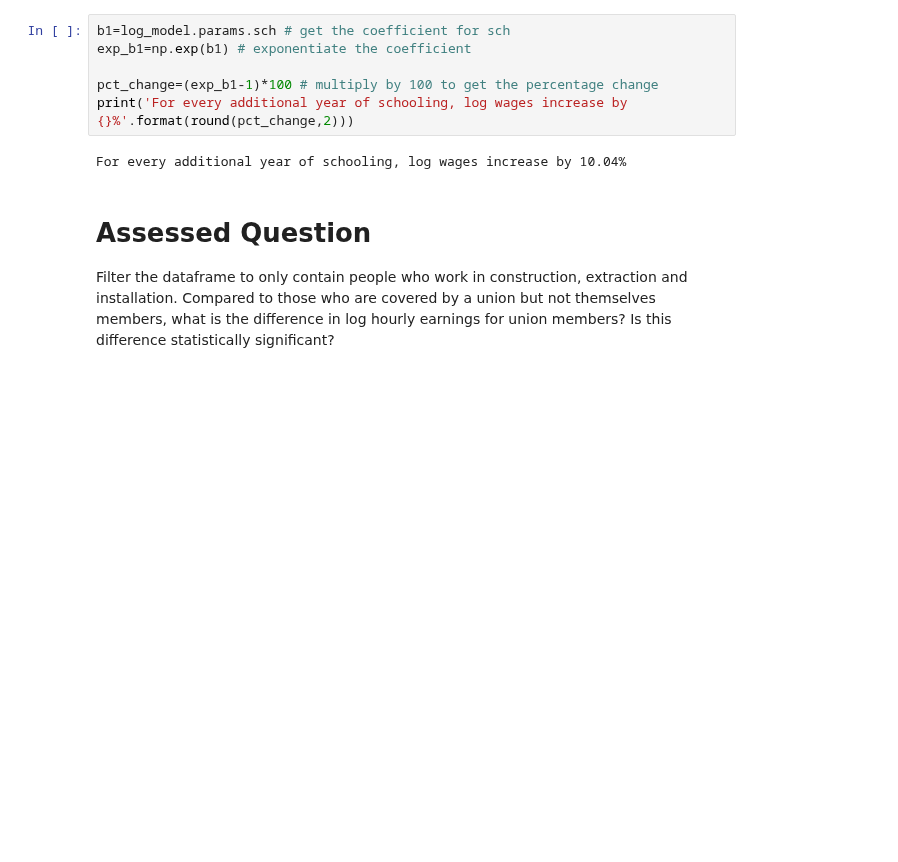
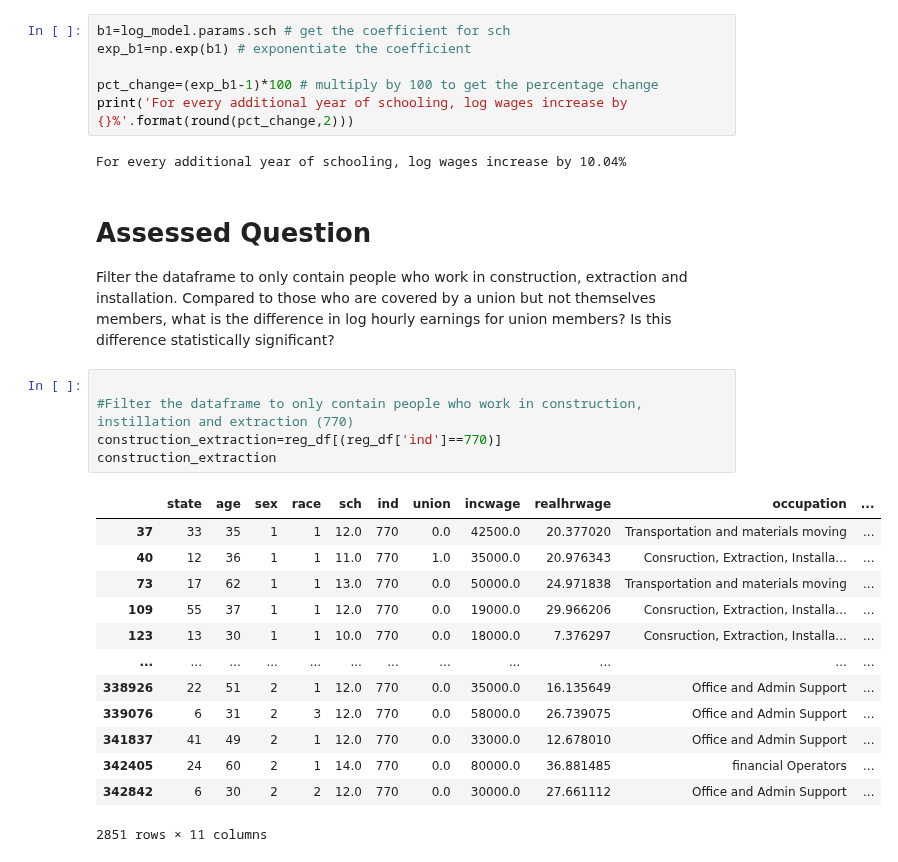
Before and after one commit to Zccarou/QM2, a Jupyter notebook: notebooks/W07. Linear Regression.ipynb, the cells around one changed output. Cells and saved outputs as stored; diff of their text form; blank space fills up the shorter version.

```diff
--- a/notebooks/W07. Linear Regression.ipynb
+++ b/notebooks/W07. Linear Regression.ipynb
@@ -776,3 +776,22 @@ For every additional year of schooling, log wages increase by 10.04%
 # Assessed Question
 
 Filter the dataframe to only contain people who work in construction, extraction and installation. Compared to those who are covered by a union but not themselves members, what is the difference in log hourly earnings for union members? Is this difference statistically significant?
+# %%
+
+#Filter the dataframe to only contain people who work in construction, instillation and extraction (770)
+construction_extraction=reg_df[(reg_df['ind']==770)]
+construction_extraction
+# %% [output]
+|  | state | age | sex | race | sch | ind | union | incwage | realhrwage | occupation | ... |
+| 37 | 33 | 35 | 1 | 1 | 12.0 | 770 | 0.0 | 42500.0 | 20.377020 | Transportation and materials moving | ... |
+| 40 | 12 | 36 | 1 | 1 | 11.0 | 770 | 1.0 | 35000.0 | 20.976343 | Consruction, Extraction, Installa... | ... |
+| 73 | 17 | 62 | 1 | 1 | 13.0 | 770 | 0.0 | 50000.0 | 24.971838 | Transportation and materials moving | ... |
+| 109 | 55 | 37 | 1 | 1 | 12.0 | 770 | 0.0 | 19000.0 | 29.966206 | Consruction, Extraction, Installa... | ... |
+| 123 | 13 | 30 | 1 | 1 | 10.0 | 770 | 0.0 | 18000.0 | 7.376297 | Consruction, Extraction, Installa... | ... |
+| ... | ... | ... | ... | ... | ... | ... | ... | ... | ... | ... | ... |
+| 338926 | 22 | 51 | 2 | 1 | 12.0 | 770 | 0.0 | 35000.0 | 16.135649 | Office and Admin Support | ... |
+| 339076 | 6 | 31 | 2 | 3 | 12.0 | 770 | 0.0 | 58000.0 | 26.739075 | Office and Admin Support | ... |
+| 341837 | 41 | 49 | 2 | 1 | 12.0 | 770 | 0.0 | 33000.0 | 12.678010 | Office and Admin Support | ... |
+| 342405 | 24 | 60 | 2 | 1 | 14.0 | 770 | 0.0 | 80000.0 | 36.881485 | financial Operators | ... |
+| 342842 | 6 | 30 | 2 | 2 | 12.0 | 770 | 0.0 | 30000.0 | 27.661112 | Office and Admin Support | ... |
+2851 rows × 11 columns
```
